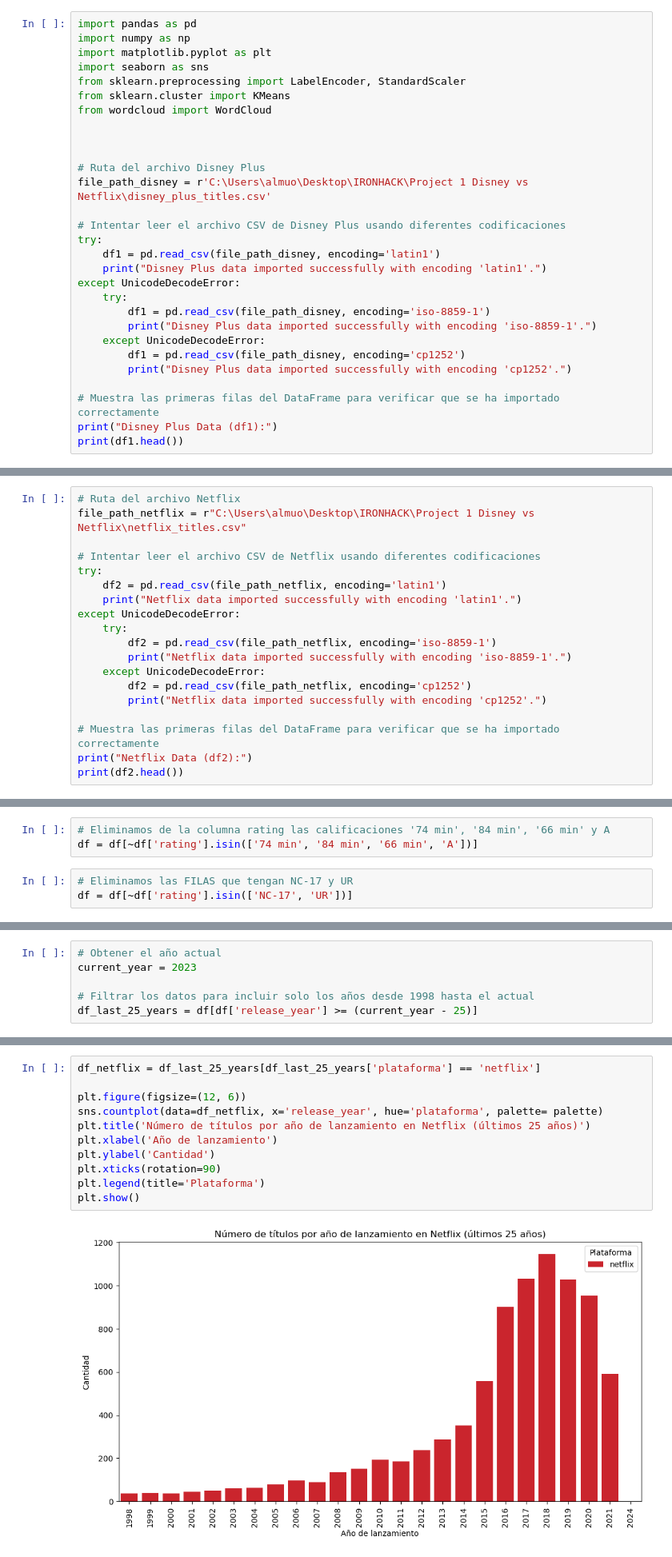
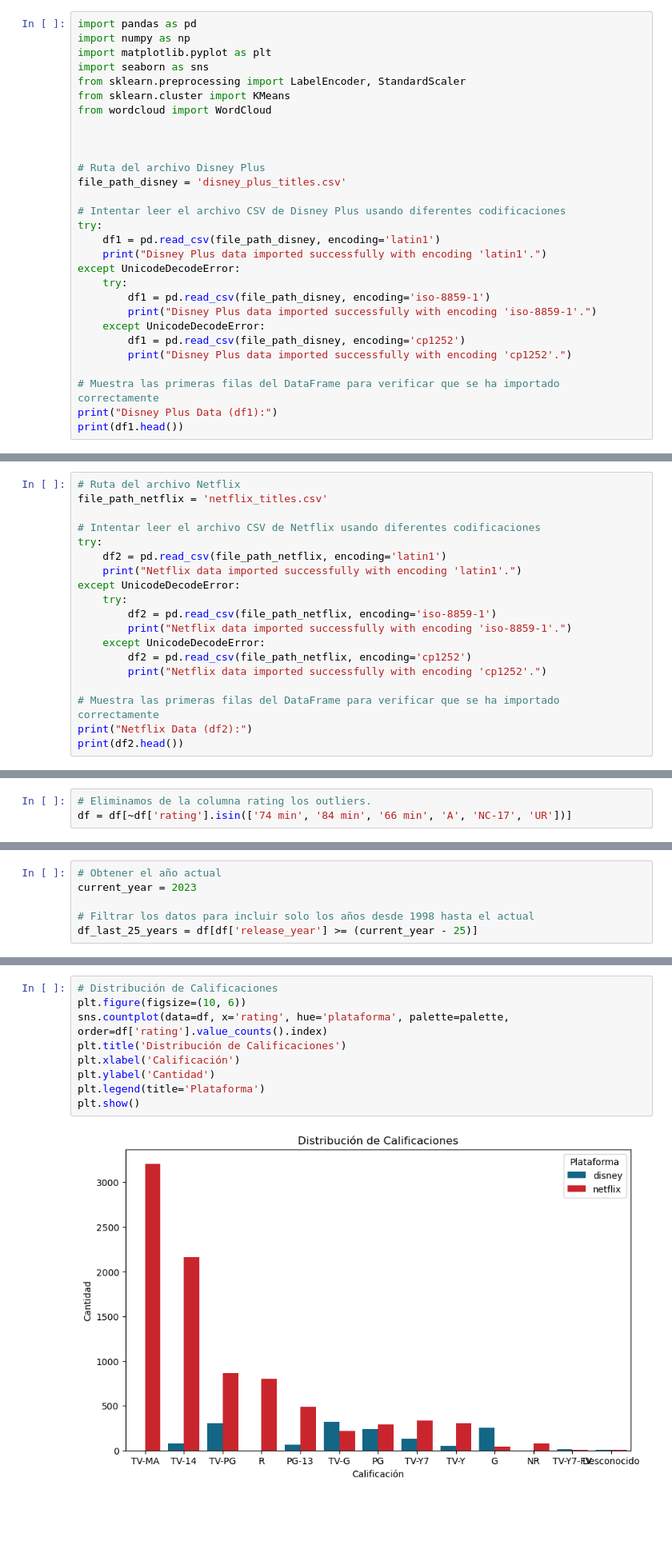
Before and after one commit to e-vilkoyt/data-analysis-disney-vs-netflix, a Jupyter notebook: DISNEY VS NETFLIX.ipynb, the cells around one changed output, grey strips where cells are left out. Shown: that part at 80% size. Cells and saved outputs as stored; diff of their text form; blank space fills up the shorter version.

```diff
--- a/DISNEY VS NETFLIX.ipynb
+++ b/DISNEY VS NETFLIX.ipynb
@@ -30,7 +30,7 @@ from wordcloud import WordCloud
 
 
 # Ruta del archivo Disney Plus
-file_path_disney = r'C:\Users\almuo\Desktop\IRONHACK\Project 1 Disney vs Netflix\disney_plus_titles.csv'
+file_path_disney = 'disney_plus_titles.csv'
 
 # Intentar leer el archivo CSV de Disney Plus usando diferentes codificaciones
 try:
@@ -67,7 +67,7 @@ Disney Plus Data (df1):
 4  A three-part documentary from Peter Jackson ca...
 # %%
 # Ruta del archivo Netflix
-file_path_netflix = r"C:\Users\almuo\Desktop\IRONHACK\Project 1 Disney vs Netflix\netflix_titles.csv"
+file_path_netflix = 'netflix_titles.csv'
 
 # Intentar leer el archivo CSV de Netflix usando diferentes codificaciones
 try:
@@ -194,11 +176,8 @@ df['date_added'] = df['date_added'].str.strip()
 # Convertimos la columna 'date_added' a formato de fecha, sin especificar el formato de origen(puede haber varios)
 df['date_added'] = pd.to_datetime(df['date_added'], errors='coerce')
 # %%
-# Eliminamos de la columna rating las calificaciones '74 min', '84 min', '66 min' y A
-df = df[~df['rating'].isin(['74 min', '84 min', '66 min', 'A'])]
+# Eliminamos de la columna rating los outliers.
+df = df[~df['rating'].isin(['74 min', '84 min', '66 min', 'A', 'NC-17', 'UR'])]
-# %%
-# Eliminamos las FILAS que tengan NC-17 y UR
-df = df[~df['rating'].isin(['NC-17', 'UR'])]
 # %%
 # Visualizar valores de calificacion
 df['rating'].value_counts()
@@ -366,13 +360,11 @@ plt.show()
 # %%
-df_netflix = df_last_25_years[df_last_25_years['plataforma'] == 'netflix']
-
-plt.figure(figsize=(12, 6))
-sns.countplot(data=df_netflix, x='release_year', hue='plataforma', palette= palette)
-plt.title('Número de títulos por año de lanzamiento en Netflix (últimos 25 años)')
-plt.xlabel('Año de lanzamiento')
+# Distribución de Calificaciones
+plt.figure(figsize=(10, 6))
+sns.countplot(data=df, x='rating', hue='plataforma', palette=palette, order=df['rating'].value_counts().index)
+plt.title('Distribución de Calificaciones')
+plt.xlabel('Calificación')
 plt.ylabel('Cantidad')
-plt.xticks(rotation=90)
 plt.legend(title='Plataforma')
 plt.show()
 # %% [output]
-[figure, old version]
+[figure, new version]
```
Also changed, not shown: parts of 49 cells of this notebook, 2 other files.
